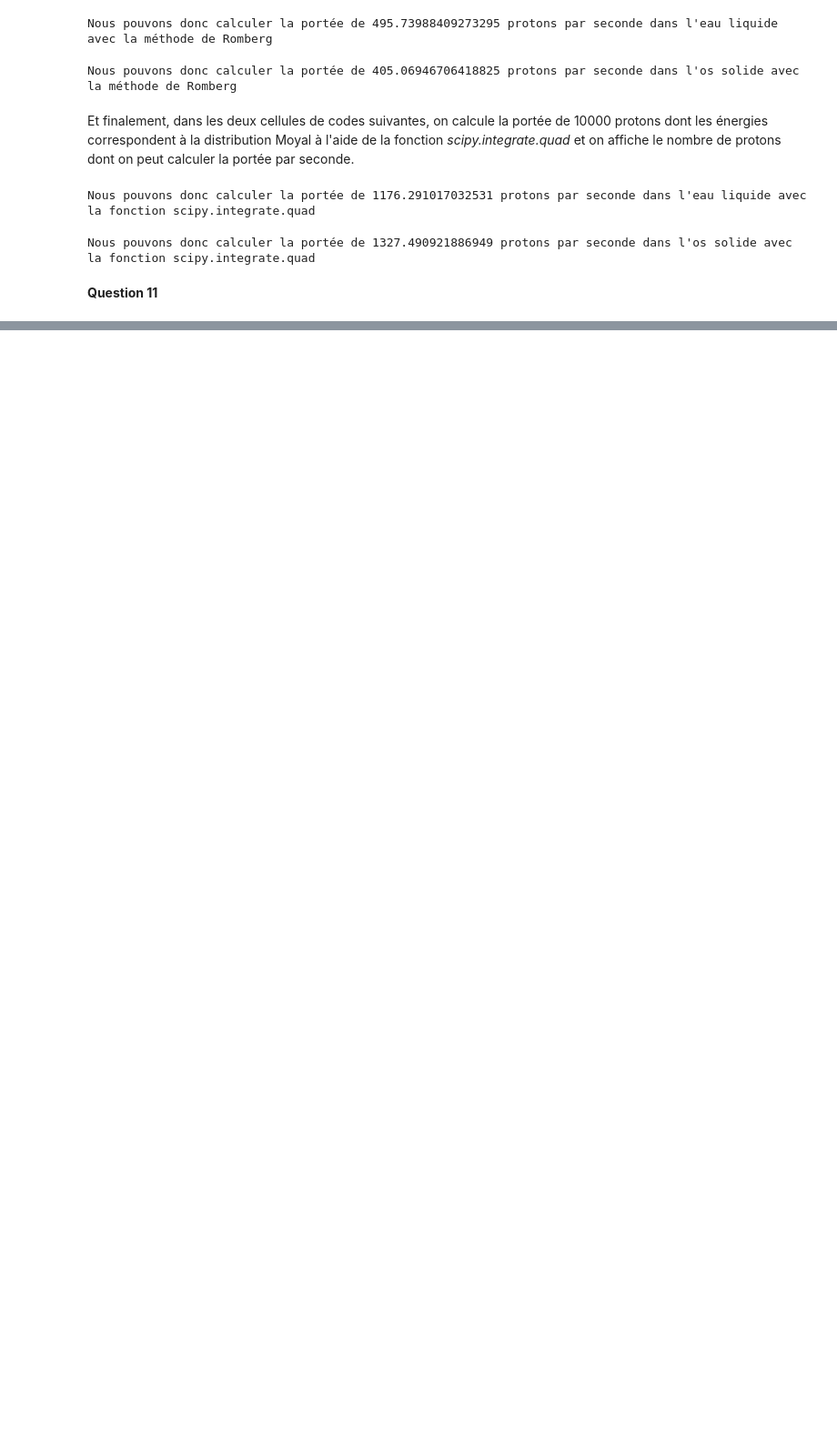
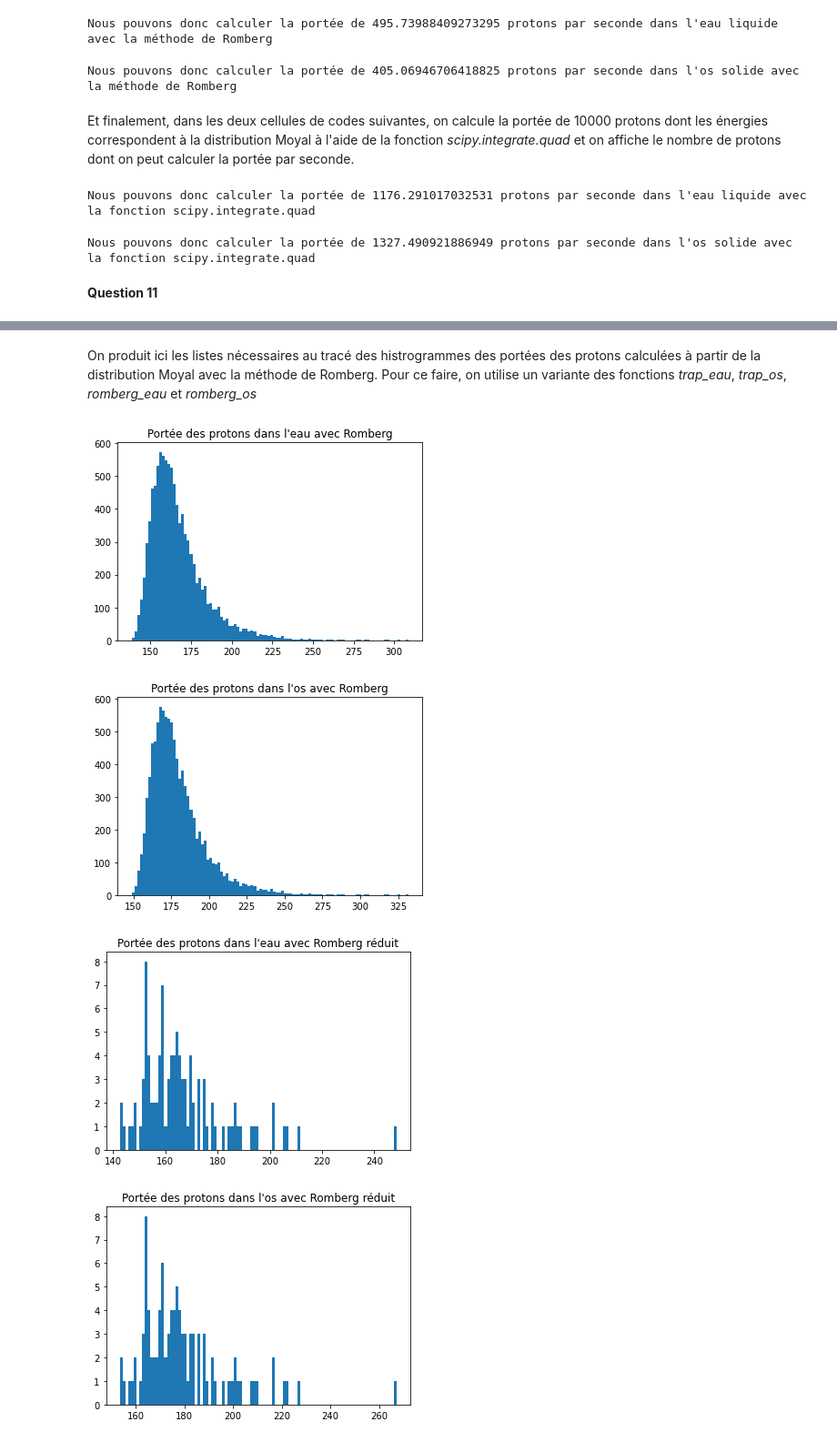
Before and after one commit to lb0918/TP1-de-physnum, a Jupyter notebook: Propre.ipynb, the cells around one changed output, grey strips where cells are left out. Shown: that part at 91% size. Saved outputs shown, nothing was run; the diff lists cells and outputs as text; code cells hidden in the pictures; blank space fills up the shorter version.

```diff
--- a/Propre.ipynb
+++ b/Propre.ipynb
@@ -1002,0 +1007,2 @@ Nous pouvons donc calculer la portée de 1327.490921886949 protons par seconde d
+# %% [markdown]
+On produit ici les listes nécessaires au tracé des histrogrammes des portées des protons calculées à partir de la distribution Moyal avec la méthode de Romberg. Pour ce faire, on utilise un variante des fonctions *trap_eau*, *trap_os*, *romberg_eau* et *romberg_os*
@@ -1002,0 +1055,18 @@ Nous pouvons donc calculer la portée de 1327.490921886949 protons par seconde d
+# %%
+plt.hist(np.array(portée_romb_eau), bins=100)
+plt.title('''Portée des protons dans l'eau avec Romberg''')
+plt.show()
+plt.hist(np.array(portée_romb_os), bins=100)
+plt.title('''Portée des protons dans l'os avec Romberg''')
+plt.show()
+plt.hist(np.array(portée_romb_eau_red), bins=100)
+plt.title('''Portée des protons dans l'eau avec Romberg réduit''')
+plt.show()
+plt.hist(np.array(portée_romb_os_red), bins=100)
+plt.title('''Portée des protons dans l'os avec Romberg réduit''')
+plt.show()
+# %% [output]
+[figure, added]
+[figure, added]
+[figure, added]
+[figure, added]
```
Also changed, not shown: parts of 12 cells of this notebook.
